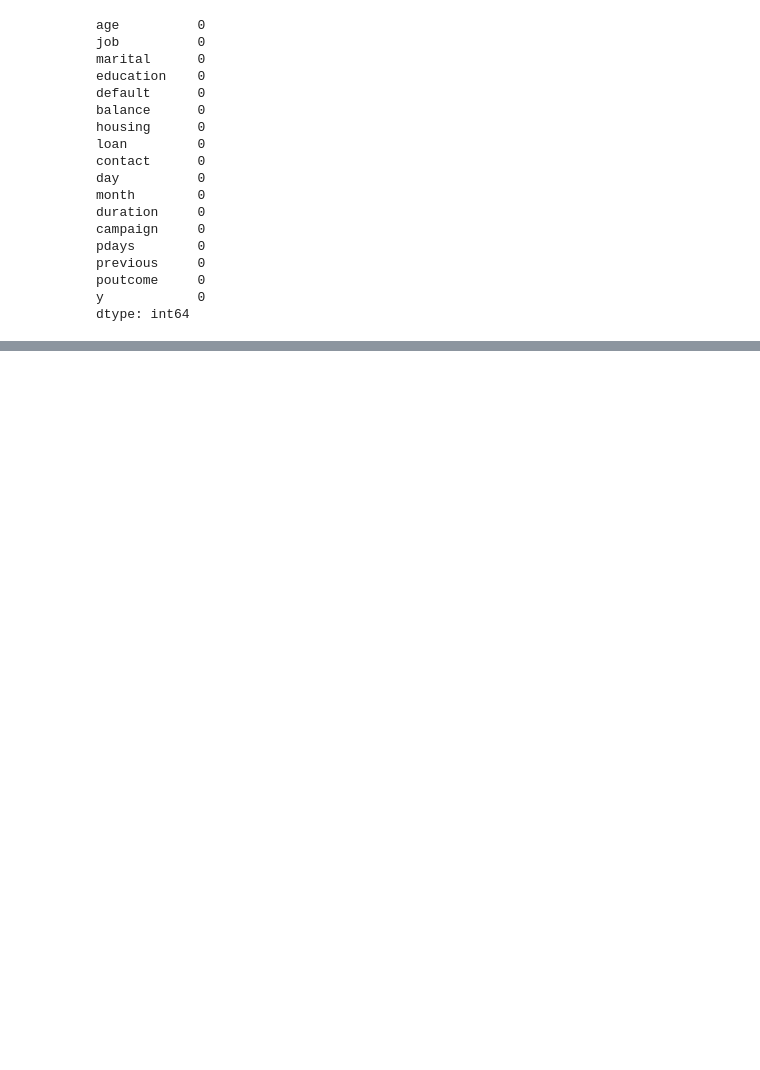
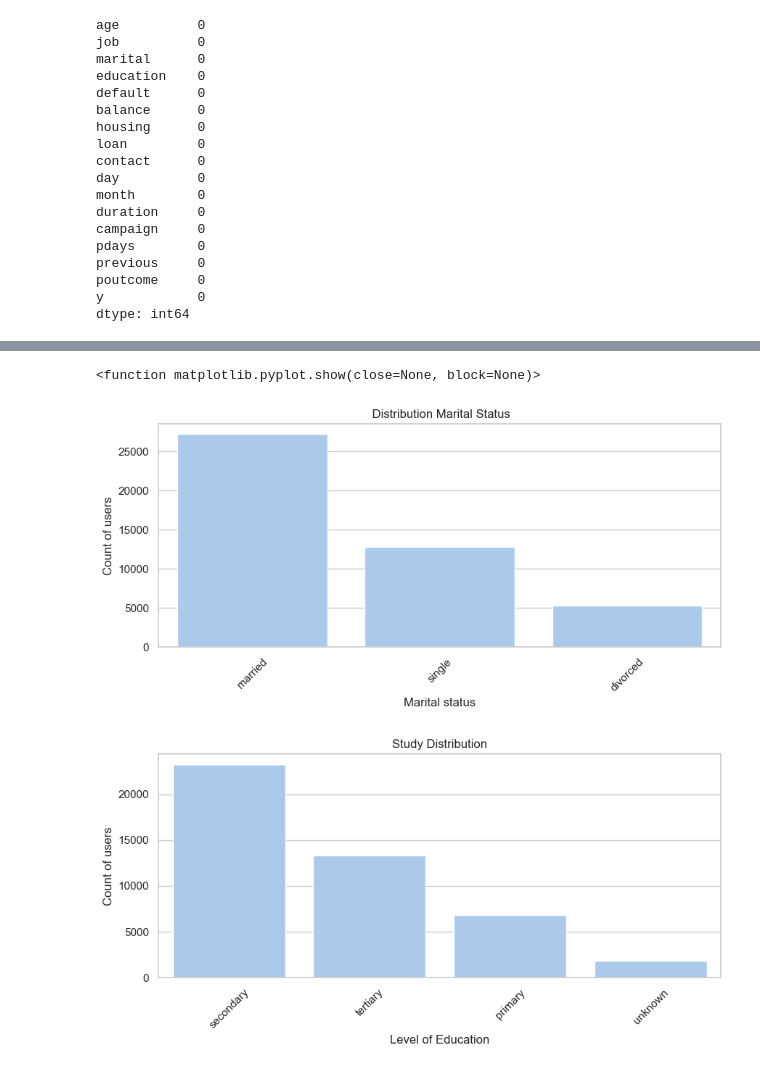
Before and after one commit to Ogomez07/Proyecto-Abril, a Jupyter notebook: proyecto.ipynb, the cells around one changed output, grey strips where cells are left out. Drawn from its saved outputs; the diff is of its cells as text; code cells hidden in the pictures; blank space fills up the shorter version.

```diff
--- a/proyecto.ipynb
+++ b/proyecto.ipynb
@@ -64,0 +161,22 @@ dtype: int64
+# %%
+# Bar chart of marital
+plt.figure(figsize=(10, 4))
+sns.countplot(data=df, x= 'marital', order= df['marital'].value_counts().index)
+plt.title(' Distribution Marital Status')
+plt.xticks(rotation= 45)
+plt.xlabel('Marital status')
+plt.ylabel('Count of users')
+plt.show
+
+# bar chart of education
+plt.figure(figsize=(10, 4))
+sns.countplot(data=df, x= 'education', order= df['education'].value_counts().index)
+plt.title('Study Distribution')
+plt.xticks(rotation= 45)
+plt.xlabel('Level of Education')
+plt.ylabel('Count of users')
+plt.show
+# %% [output]
+<function matplotlib.pyplot.show(close=None, block=None)>
+[figure, added]
+[figure, added]
```
Also changed, not shown: parts of 10 cells of this notebook.
